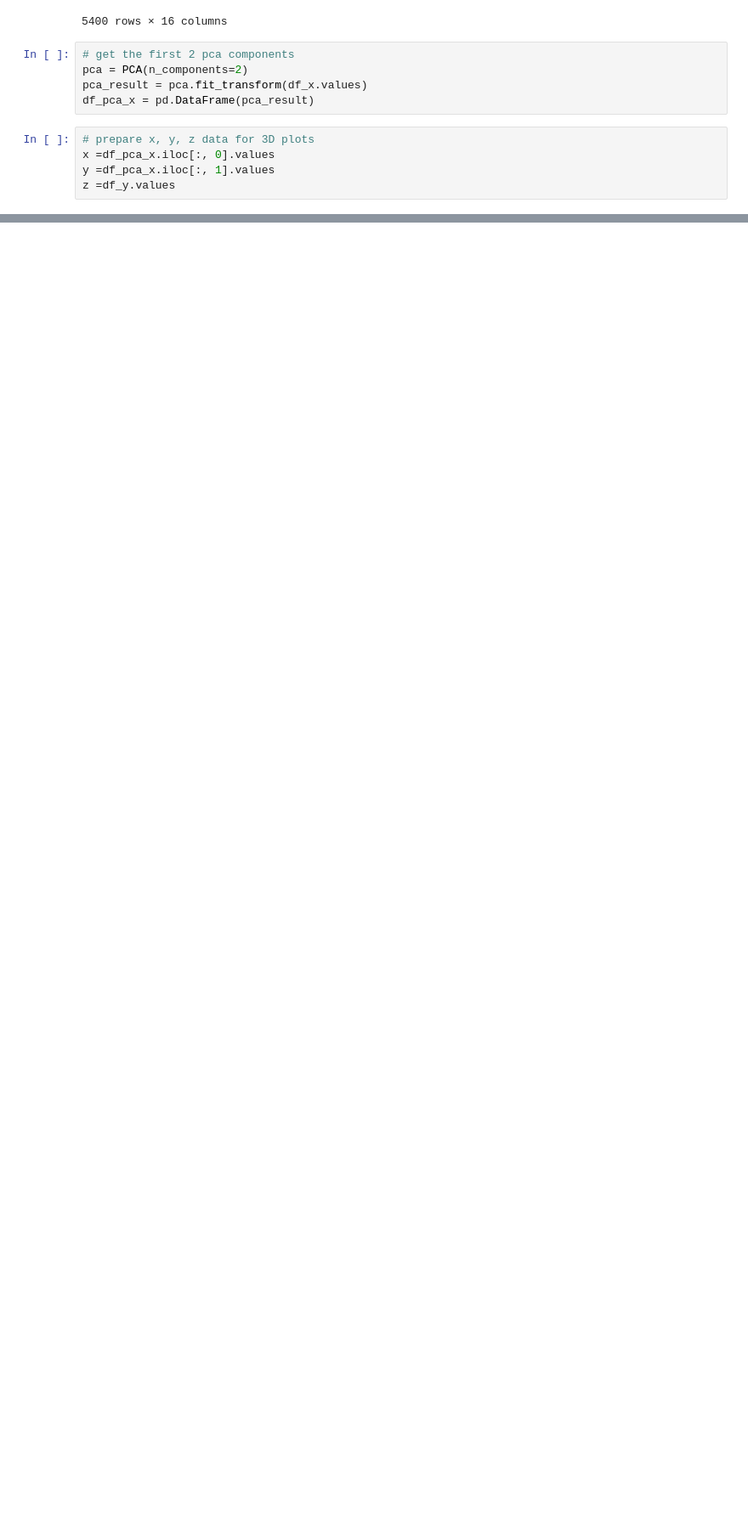
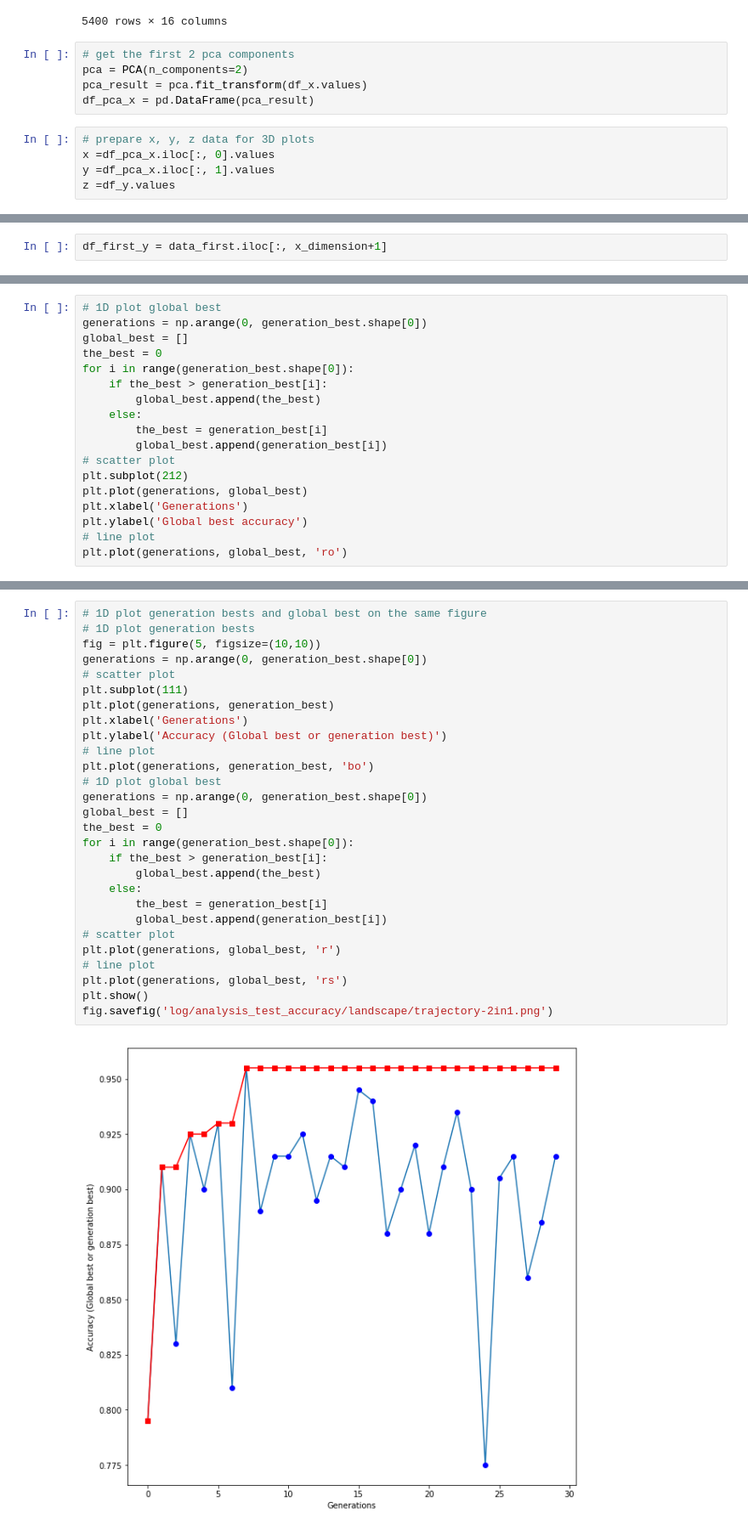
Before and after one commit to wwwbbb8510/ipec, a Jupyter notebook: ip_landscape.ipynb, the cells around one changed output, grey strips where cells are left out. Shown at 85% size. Saved outputs shown, nothing was run; the diff lists cells and outputs as text; blank space fills up the shorter version.

Commit message:
adjust plotting code to plot trajectories in one figure

```diff
--- a/ip_landscape.ipynb
+++ b/ip_landscape.ipynb
@@ -126,0 +155,2 @@ plt.show()
+# %%
+df_first_y = data_first.iloc[:, x_dimension+1]
@@ -126,0 +183,18 @@ plt.show()
+# %%
+# 1D plot global best
+generations = np.arange(0, generation_best.shape[0])
+global_best = []
+the_best = 0
+for i in range(generation_best.shape[0]):
+    if the_best > generation_best[i]:
+        global_best.append(the_best)
+    else:
+        the_best = generation_best[i]
+        global_best.append(generation_best[i])
+# scatter plot
+plt.subplot(212)
+plt.plot(generations, global_best)
+plt.xlabel('Generations')
+plt.ylabel('Global best accuracy')
+# line plot
+plt.plot(generations, global_best, 'ro')
@@ -126,0 +208,30 @@ plt.show()
+# %%
+# 1D plot generation bests and global best on the same figure
+# 1D plot generation bests
+fig = plt.figure(5, figsize=(10,10))
+generations = np.arange(0, generation_best.shape[0])
+# scatter plot
+plt.subplot(111)
+plt.plot(generations, generation_best)
+plt.xlabel('Generations')
+plt.ylabel('Accuracy (Global best or generation best)')
+# line plot
+plt.plot(generations, generation_best, 'bo')
+# 1D plot global best
+generations = np.arange(0, generation_best.shape[0])
+global_best = []
+the_best = 0
+for i in range(generation_best.shape[0]):
+    if the_best > generation_best[i]:
+        global_best.append(the_best)
+    else:
+        the_best = generation_best[i]
+        global_best.append(generation_best[i])
+# scatter plot
+plt.plot(generations, global_best, 'r')
+# line plot
+plt.plot(generations, global_best, 'rs')
+plt.show()
+fig.savefig('log/analysis_test_accuracy/landscape/trajectory-2in1.png')
+# %% [output]
+[figure, added]
```
Also changed, not shown: parts of 8 cells of this notebook, 2 other files.
